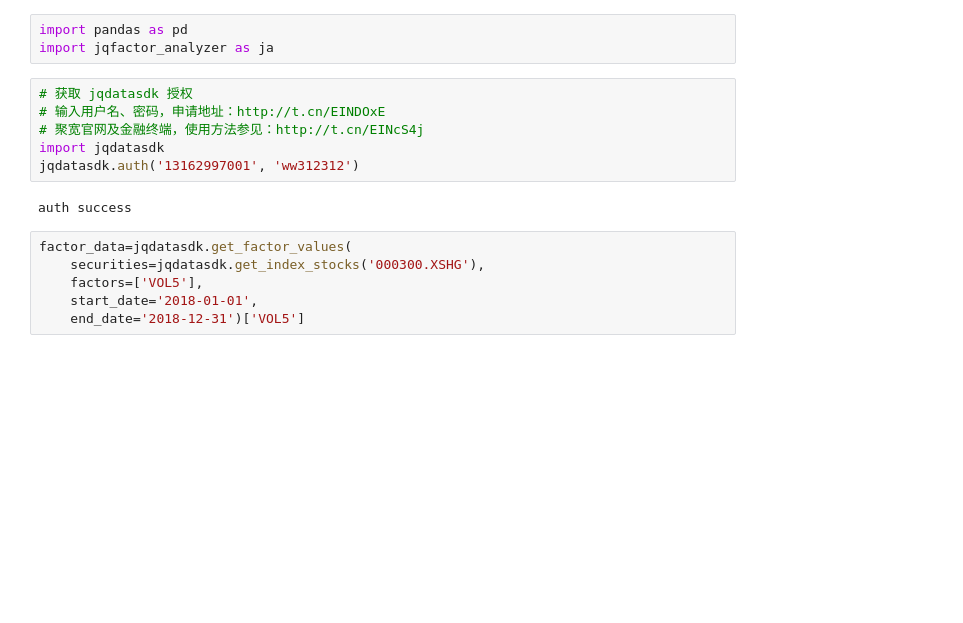
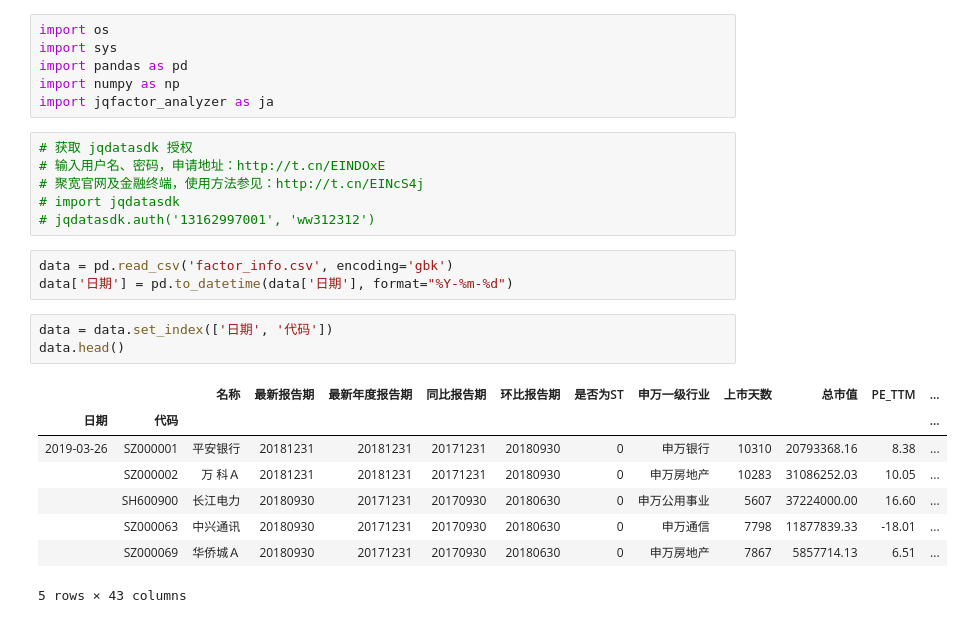
Before and after one commit to wangjiehui11235/jqfactor_analyzer, a Jupyter notebook: notebooks/analyzer.ipynb, the cells around one changed output. Cells and saved outputs as stored; diff of their text form; blank space fills up the shorter version.

```diff
--- a/notebooks/analyzer.ipynb
+++ b/notebooks/analyzer.ipynb
@@ -1,17 +9,27 @@
 # %%
+import os
+import sys
 import pandas as pd
+import numpy as np
 import jqfactor_analyzer as ja
 # %%
 # 获取 jqdatasdk 授权
 # 输入用户名、密码，申请地址：http://t.cn/EINDOxE
 # 聚宽官网及金融终端，使用方法参见：http://t.cn/EINcS4j
-import jqdatasdk
-jqdatasdk.auth('13162997001', 'ww312312')
+# import jqdatasdk
+# jqdatasdk.auth('13162997001', 'ww312312')
-# %% [output]
-auth success
-# %%
-factor_data=jqdatasdk.get_factor_values(
-    securities=jqdatasdk.get_index_stocks('000300.XSHG'),
-    factors=['VOL5'],
-    start_date='2018-01-01',
-    end_date='2018-12-31')['VOL5']
+# %%
+data = pd.read_csv('factor_info.csv', encoding='gbk')
+data['日期'] = pd.to_datetime(data['日期'], format="%Y-%m-%d")
+# %%
+data = data.set_index(['日期', '代码'])
+data.head()
+# %% [output]
+|  |  | 名称 | 最新报告期 | 最新年度报告期 | 同比报告期 | 环比报告期 | 是否为ST | 申万一级行业 | 上市天数 | 总市值 | PE_TTM | ... |
+| 日期 | 代码 |  |  |  |  |  |  |  |  |  |  | ... |
+| 2019-03-26 | SZ000001 | 平安银行 | 20181231 | 20181231 | 20171231 | 20180930 | 0 | 申万银行 | 10310 | 20793368.16 | 8.38 | ... |
+|  | SZ000002 | 万 科Ａ | 20181231 | 20181231 | 20171231 | 20180930 | 0 | 申万房地产 | 10283 | 31086252.03 | 10.05 | ... |
+|  | SH600900 | 长江电力 | 20180930 | 20171231 | 20170930 | 20180630 | 0 | 申万公用事业 | 5607 | 37224000.00 | 16.60 | ... |
+|  | SZ000063 | 中兴通讯 | 20180930 | 20171231 | 20170930 | 20180630 | 0 | 申万通信 | 7798 | 11877839.33 | -18.01 | ... |
+|  | SZ000069 | 华侨城Ａ | 20180930 | 20171231 | 20170930 | 20180630 | 0 | 申万房地产 | 7867 | 5857714.13 | 6.51 | ... |
+5 rows × 43 columns
```
Also changed, not shown: parts of 5 cells of this notebook, 2 other files.
